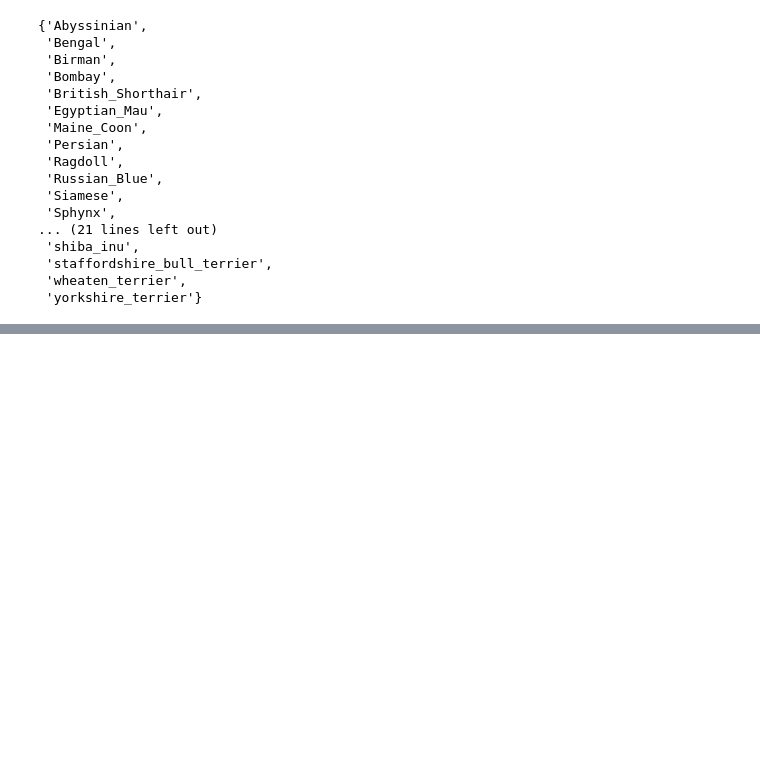
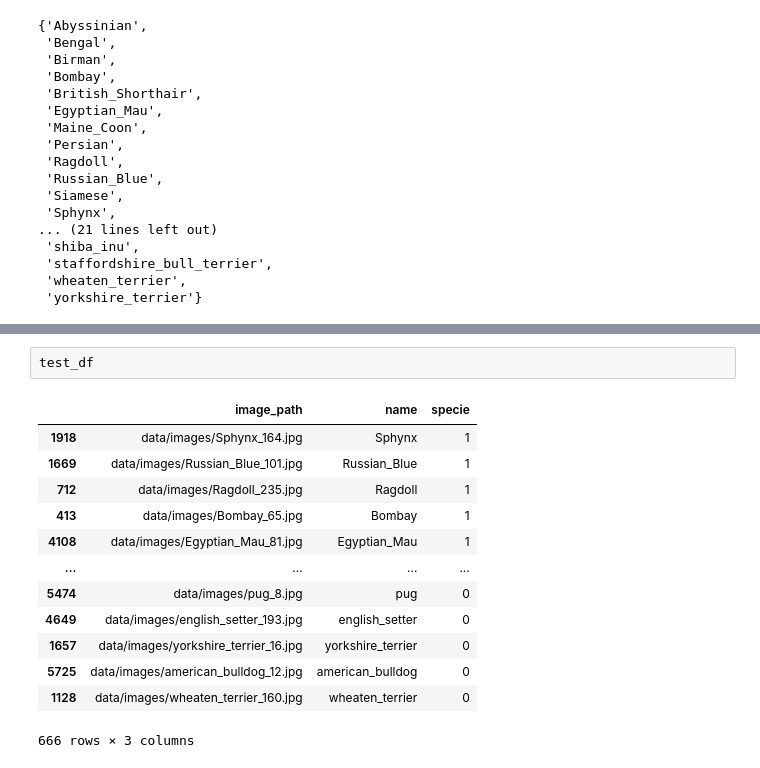
Before and after one commit to hdgiacon/cats_and_dogs_classify, a Jupyter notebook: main.ipynb, the cells around one changed output, grey strips where cells are left out. Saved outputs shown, nothing was run; the diff lists cells and outputs as text; blank space fills up the shorter version.

```diff
--- a/main.ipynb
+++ b/main.ipynb
@@ -249,0 +384,16 @@ len(dogs_set)
+# %%
+test_df
+# %% [output]
+|  | image_path | name | specie |
+| 1918 | data/images/Sphynx_164.jpg | Sphynx | 1 |
+| 1669 | data/images/Russian_Blue_101.jpg | Russian_Blue | 1 |
+| 712 | data/images/Ragdoll_235.jpg | Ragdoll | 1 |
+| 413 | data/images/Bombay_65.jpg | Bombay | 1 |
+| 4108 | data/images/Egyptian_Mau_81.jpg | Egyptian_Mau | 1 |
+| ... | ... | ... | ... |
+| 5474 | data/images/pug_8.jpg | pug | 0 |
+| 4649 | data/images/english_setter_193.jpg | english_setter | 0 |
+| 1657 | data/images/yorkshire_terrier_16.jpg | yorkshire_terrier | 0 |
+| 5725 | data/images/american_bulldog_12.jpg | american_bulldog | 0 |
+| 1128 | data/images/wheaten_terrier_160.jpg | wheaten_terrier | 0 |
+666 rows × 3 columns
```
Also changed, not shown: parts of 37 cells of this notebook, 1 other file.
